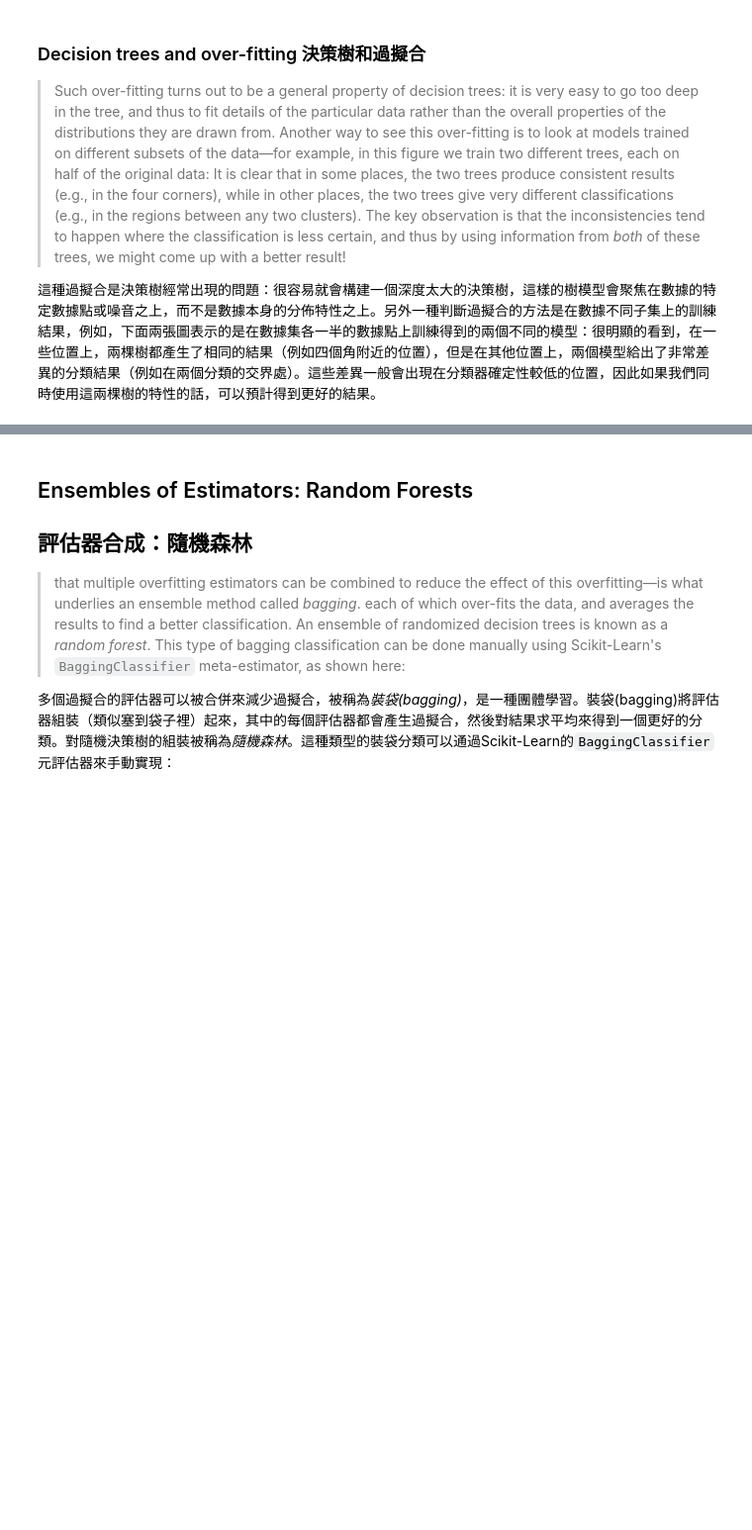
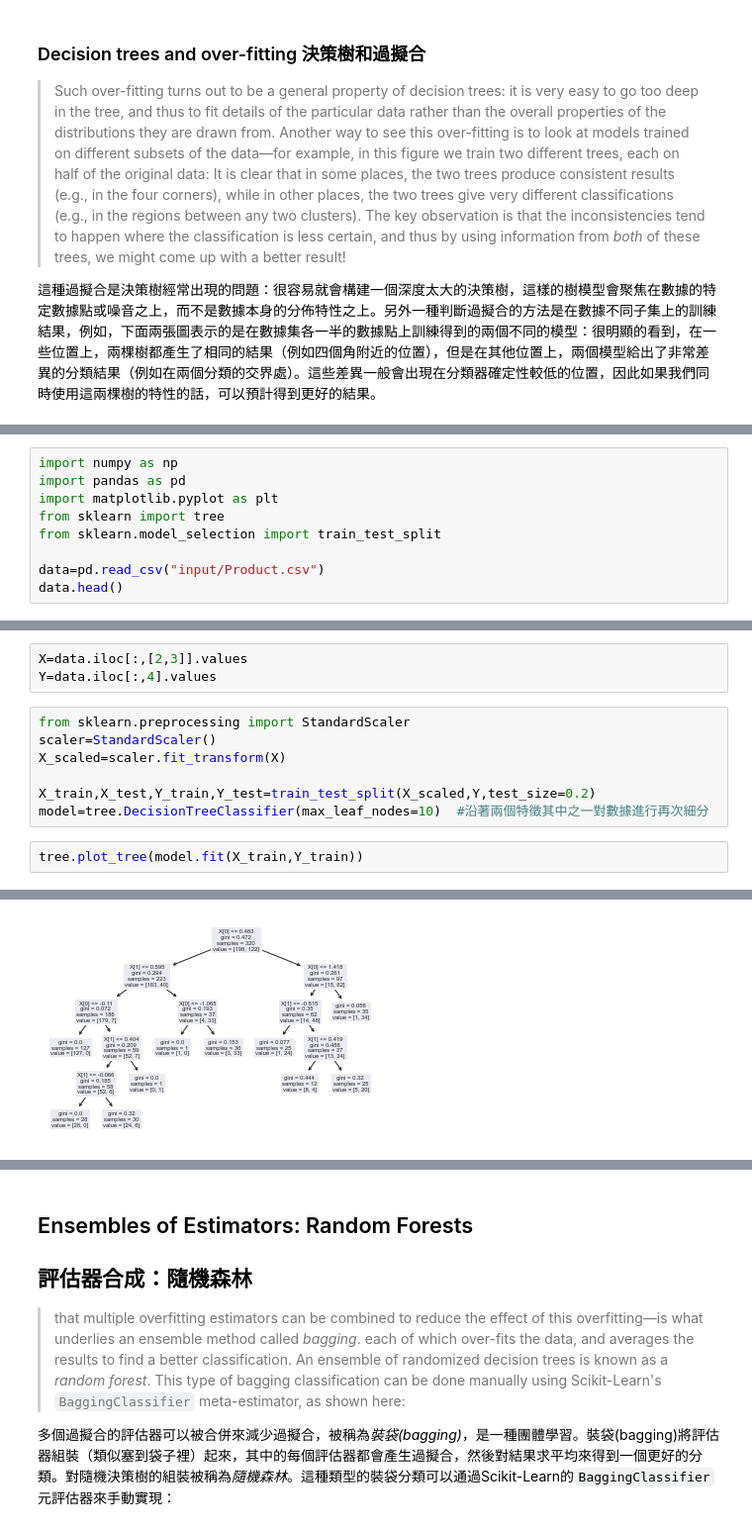
Before and after one commit to juck30808/juck30808, a Jupyter notebook: 05.08-Random-Forests.ipynb, the cells around one changed output, grey strips where cells are left out. Shown at 99% size. Cells and saved outputs as stored; diff of their text form; blank space fills up the shorter version.

```diff
--- a/05.08-Random-Forests.ipynb
+++ b/05.08-Random-Forests.ipynb
@@ -120,0 +123,9 @@ The key observation is that the inconsistencies tend to happen where the classif
+# %%
+import numpy as np
+import pandas as pd
+import matplotlib.pyplot as plt
+from sklearn import tree
+from sklearn.model_selection import train_test_split
+
+data=pd.read_csv("input/Product.csv")
+data.head()
@@ -120,0 +139,13 @@ The key observation is that the inconsistencies tend to happen where the classif
+# %%
+X=data.iloc[:,[2,3]].values
+Y=data.iloc[:,4].values
+# %%
+from sklearn.preprocessing import StandardScaler
+scaler=StandardScaler()
+X_scaled=scaler.fit_transform(X)
+
+X_train,X_test,Y_train,Y_test=train_test_split(X_scaled,Y,test_size=0.2)
+model=tree.DecisionTreeClassifier(max_leaf_nodes=10)  #沿著兩個特徵其中之一對數據進行再次細分
+# %%
+tree.plot_tree(model.fit(X_train,Y_train))
+# %% [output]
@@ -120,0 +171 @@ The key observation is that the inconsistencies tend to happen where the classif
+[figure, added]
```
Also changed, not shown: parts of 11 cells of this notebook, 17 other files.
